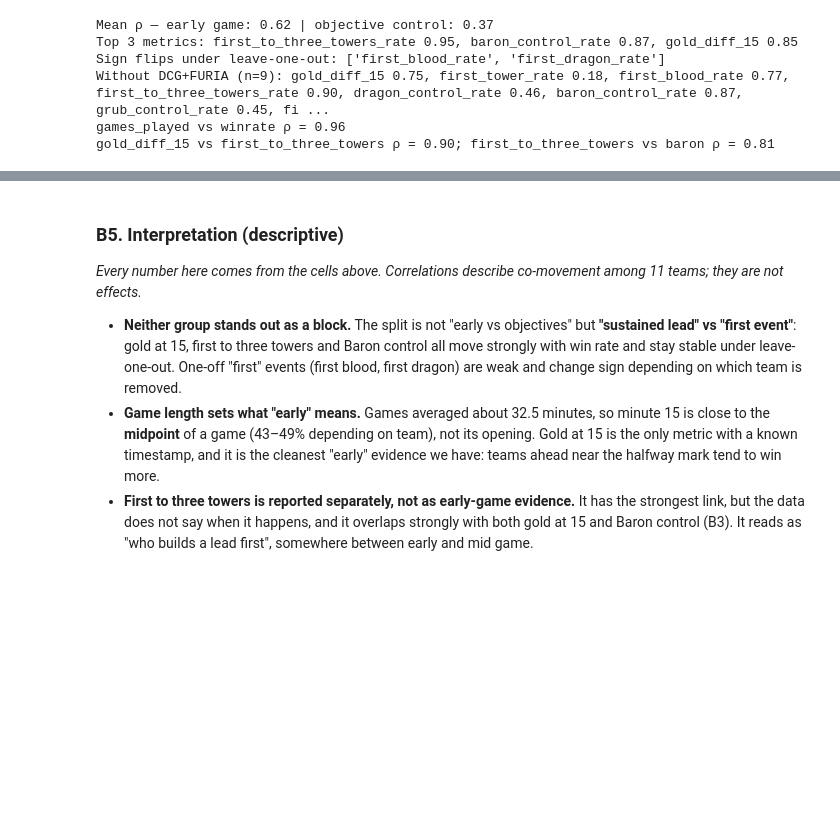
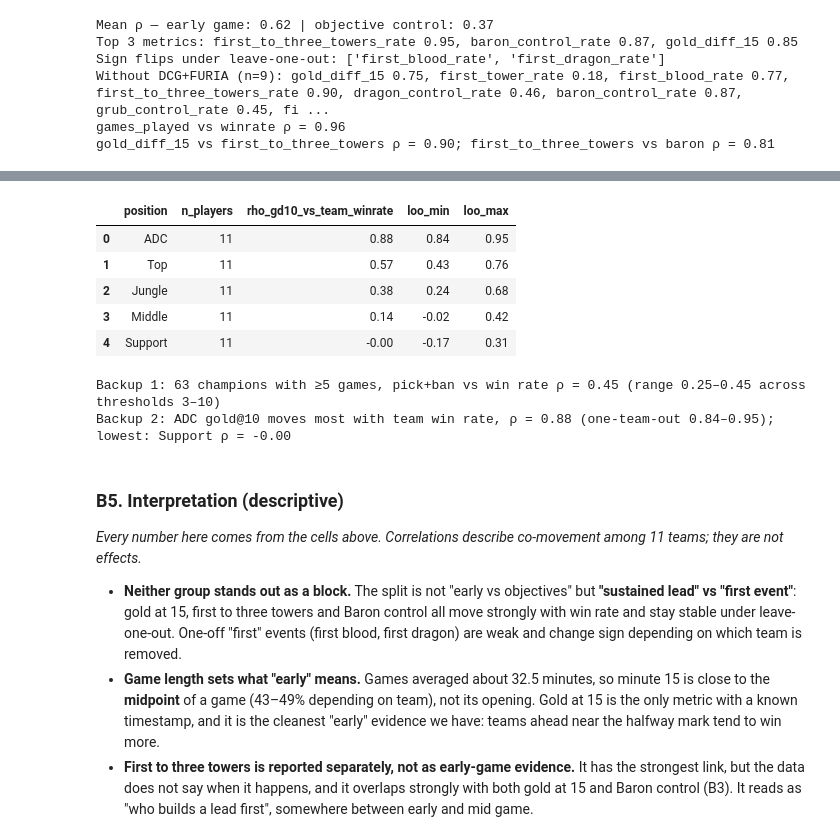
Before and after one commit to ibrahimbinbuga/msi-2026-early-game-vs-objectives, a Jupyter notebook: notebooks/analysis.ipynb, the cells around one changed output, grey strips where cells are left out. Saved outputs shown, nothing was run; the diff lists cells and outputs as text; code cells hidden in the pictures; blank space fills up the shorter version.

```diff
--- a/notebooks/analysis.ipynb
+++ b/notebooks/analysis.ipynb
@@ -342,3 +363,30 @@ gold_diff_15 vs first_to_three_towers ρ = 0.90; first_to_three_towers vs baron
+# %%
+pt = players.merge(teams[["team", "winrate"]].rename(columns={"winrate": "team_winrate"}), on="team")
+rows = []
+for pos, g in pt.groupby("position"):
+    full = rho(g, "gold_diff_10", "team_winrate")
+    loo = [rho(g[g.team != t], "gold_diff_10", "team_winrate") for t in g.team]
+    rows.append({"position": pos, "n_players": len(g), "rho_gd10_vs_team_winrate": round(full, 2),
+                 "loo_min": round(min(loo), 2), "loo_max": round(max(loo), 2)})
+role_rho = pd.DataFrame(rows).sort_values("rho_gd10_vs_team_winrate", ascending=False).reset_index(drop=True)
+role_rho
+# %% [output]
+|  | position | n_players | rho_gd10_vs_team_winrate | loo_min | loo_max |
+| 0 | ADC | 11 | 0.88 | 0.84 | 0.95 |
+| 1 | Top | 11 | 0.57 | 0.43 | 0.76 |
+| 2 | Jungle | 11 | 0.38 | 0.24 | 0.68 |
+| 3 | Middle | 11 | 0.14 | -0.02 | 0.42 |
+| 4 | Support | 11 | -0.00 | -0.17 | 0.31 |
+# %%
+c5 = champ_rho.set_index("min_games").loc[5]
+top = role_rho.iloc[0]
+print(f"Backup 1: {int(c5.n_champions)} champions with ≥5 games, pick+ban vs win rate ρ = {c5.rho_pickban_vs_winrate:.2f} "
+      f"(range {champ_rho.rho_pickban_vs_winrate.min():.2f}–{champ_rho.rho_pickban_vs_winrate.max():.2f} across thresholds 3–10)")
+print(f"Backup 2: {top.position} gold@10 moves most with team win rate, ρ = {top.rho_gd10_vs_team_winrate:.2f} "
+      f"(one-team-out {top.loo_min:.2f}–{top.loo_max:.2f}); lowest: {role_rho.iloc[-1].position} ρ = {role_rho.iloc[-1].rho_gd10_vs_team_winrate:.2f}")
+# %% [output]
+Backup 1: 63 champions with ≥5 games, pick+ban vs win rate ρ = 0.45 (range 0.25–0.45 across thresholds 3–10)
+Backup 2: ADC gold@10 moves most with team win rate, ρ = 0.88 (one-team-out 0.84–0.95); lowest: Support ρ = -0.00
 # %% [markdown]
 ### B5. Interpretation (descriptive)
 
```
Also changed, not shown: parts of 3 cells of this notebook, 3 other files.
